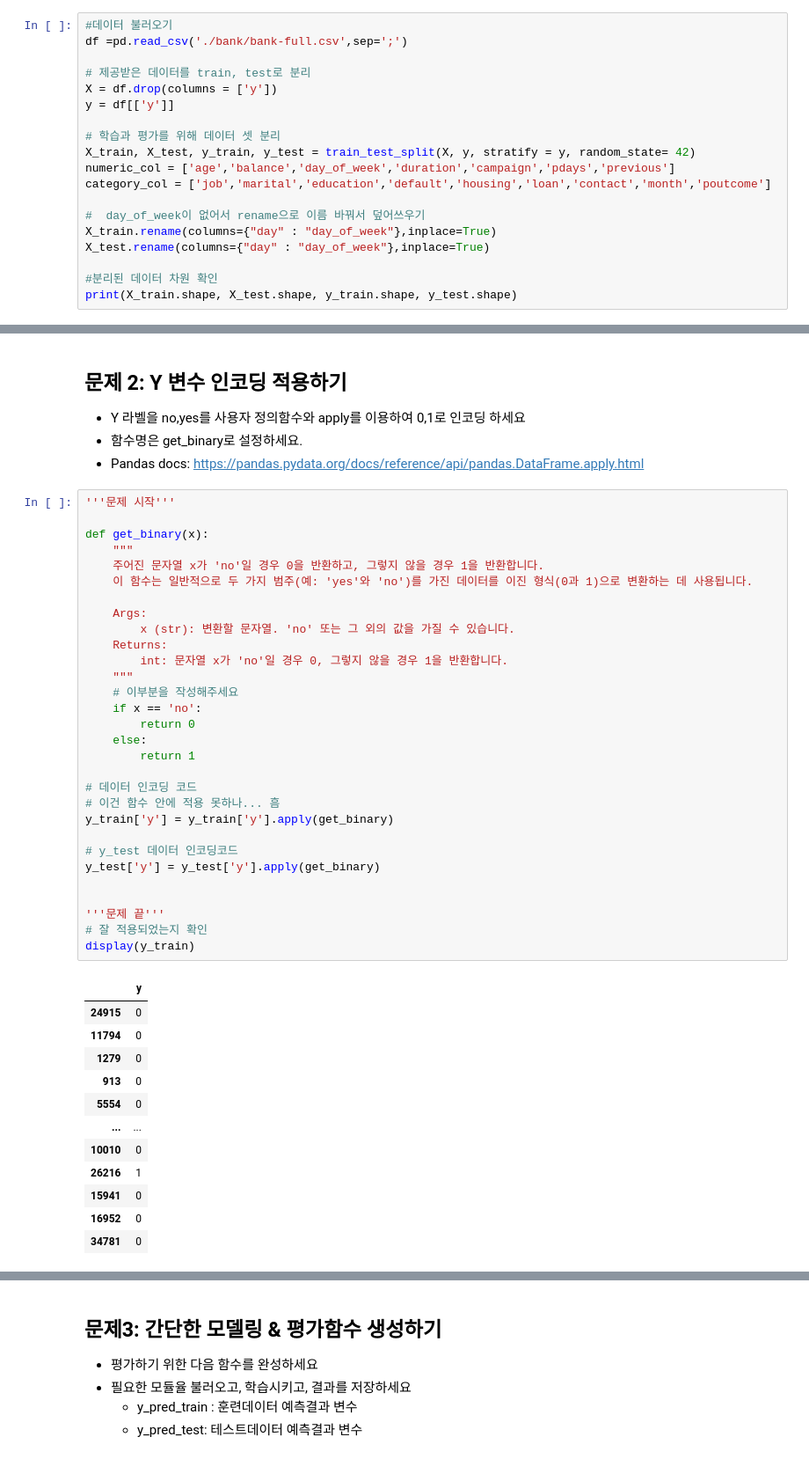
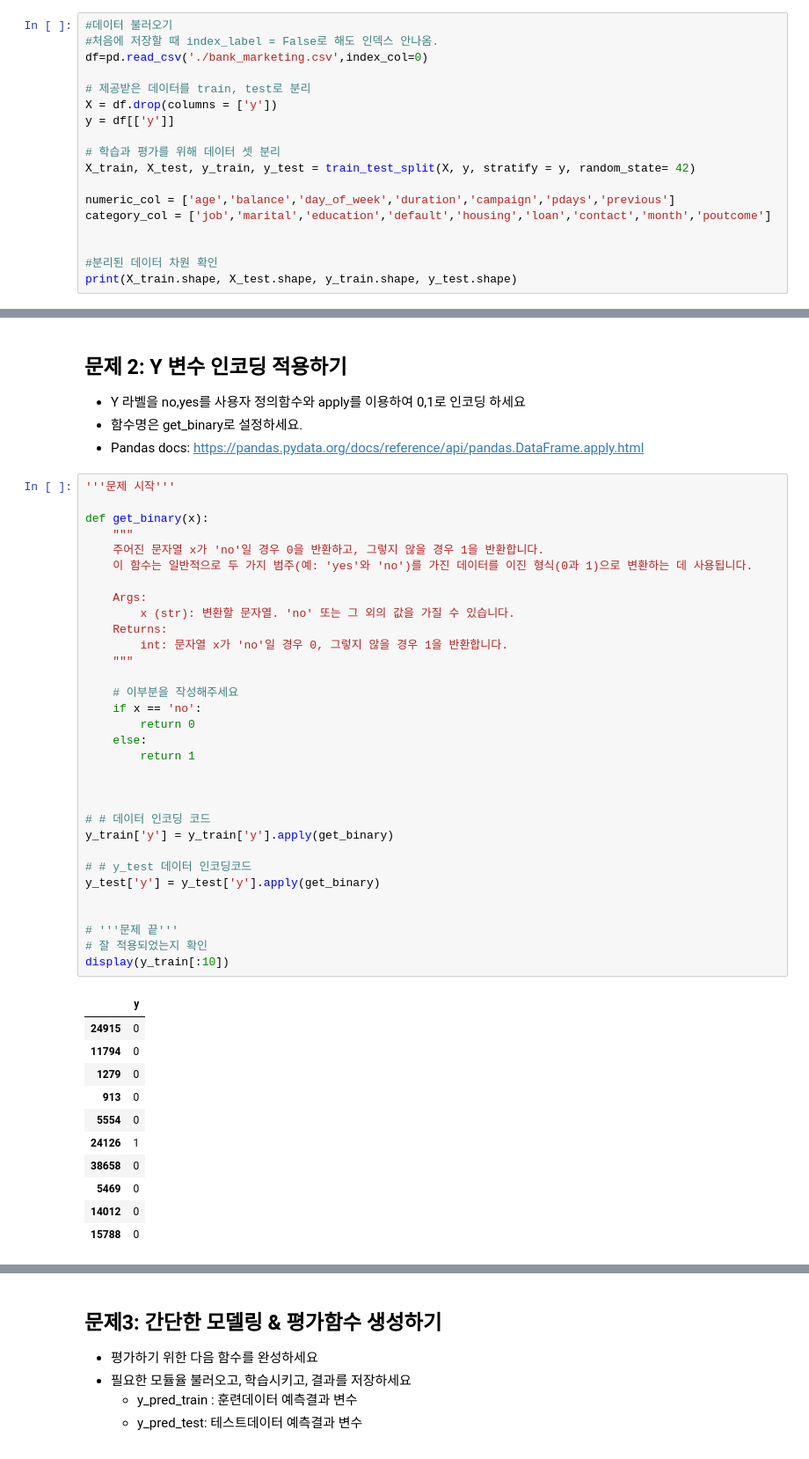
Before and after one commit to Emdeowl/sparta_ML, a Jupyter notebook: A06_권재혁.ipynb, the cells around one changed output, grey strips where cells are left out. Shown at 88% size. Drawn from its saved outputs; the diff is of its cells as text.

```diff
--- a/A06_권재혁.ipynb
+++ b/A06_권재혁.ipynb
@@ -30,7 +34,8 @@ print(len(df))
 ## 데이터 전처리 & EDA 간단히
 # %%
 #데이터 불러오기
-df =pd.read_csv('./bank/bank-full.csv',sep=';')
+#처음에 저장할 때 index_label = False로 해도 인덱스 안나옴.
+df=pd.read_csv('./bank_marketing.csv',index_col=0)
 
 # 제공받은 데이터를 train, test로 분리
 X = df.drop(columns = ['y'])
@@ -38,12 +43,10 @@ y = df[['y']]
 
 # 학습과 평가를 위해 데이터 셋 분리
 X_train, X_test, y_train, y_test = train_test_split(X, y, stratify = y, random_state= 42)
+
 numeric_col = ['age','balance','day_of_week','duration','campaign','pdays','previous']
 category_col = ['job','marital','education','default','housing','loan','contact','month','poutcome']
 
-#  day_of_week이 없어서 rename으로 이름 바꿔서 덮어쓰우기
-X_train.rename(columns={"day" : "day_of_week"},inplace=True)
-X_test.rename(columns={"day" : "day_of_week"},inplace=True)
 
 #분리된 데이터 차원 확인
 print(X_train.shape, X_test.shape, y_train.shape, y_test.shape)
@@ -135,41 +154,42 @@ get_3_hist(X_train, numeric_col)
 
 def get_binary(x):
     """
     주어진 문자열 x가 'no'일 경우 0을 반환하고, 그렇지 않을 경우 1을 반환합니다.
     이 함수는 일반적으로 두 가지 범주(예: 'yes'와 'no')를 가진 데이터를 이진 형식(0과 1)으로 변환하는 데 사용됩니다.
 
     Args:
         x (str): 변환할 문자열. 'no' 또는 그 외의 값을 가질 수 있습니다.
     Returns:
         int: 문자열 x가 'no'일 경우 0, 그렇지 않을 경우 1을 반환합니다.
     """
+
     # 이부분을 작성해주세요
     if x == 'no':
         return 0
     else:
         return 1
 
-# 데이터 인코딩 코드
-# 이건 함수 안에 적용 못하나... 흠
+
+
+# # 데이터 인코딩 코드
 y_train['y'] = y_train['y'].apply(get_binary)
 
-# y_test 데이터 인코딩코드
+# # y_test 데이터 인코딩코드
 y_test['y'] = y_test['y'].apply(get_binary)
 
 
-'''문제 끝'''
+# '''문제 끝'''
 # 잘 적용되었는지 확인
-display(y_train)
+display(y_train[:10])
 # %% [output]
 |  | y |
 | 24915 | 0 |
 | 11794 | 0 |
 | 1279 | 0 |
 | 913 | 0 |
 | 5554 | 0 |
-| ... | ... |
-| 10010 | 0 |
-| 26216 | 1 |
-| 15941 | 0 |
-| 16952 | 0 |
-| 34781 | 0 |
+| 24126 | 1 |
+| 38658 | 0 |
+| 5469 | 0 |
+| 14012 | 0 |
+| 15788 | 0 |
```
Also changed, not shown: parts of 13 cells of this notebook.
